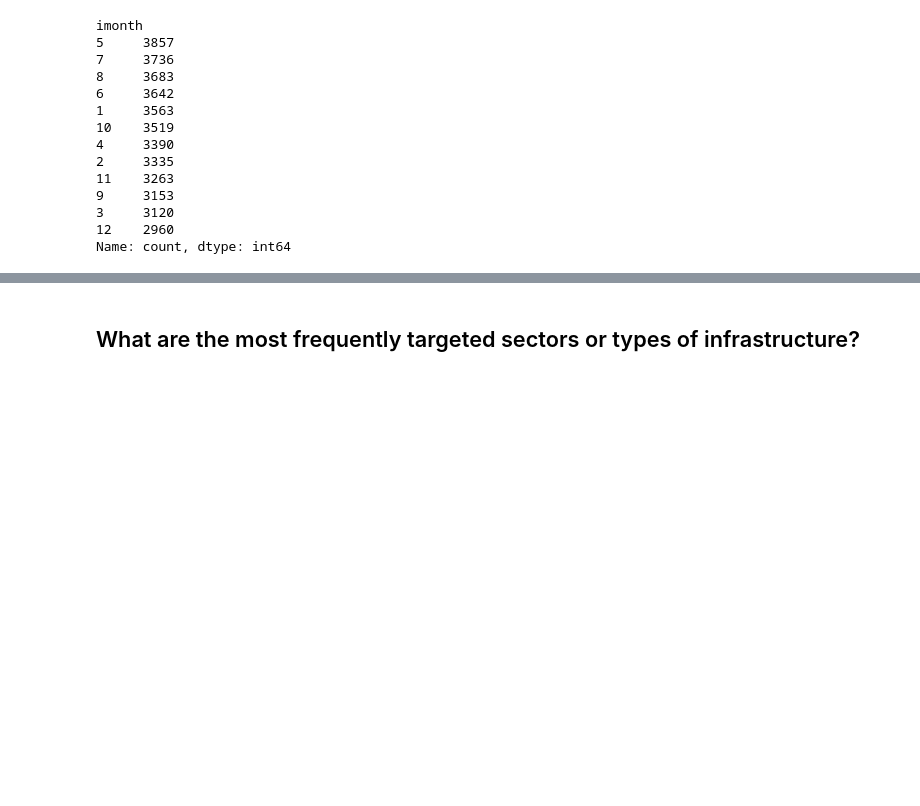
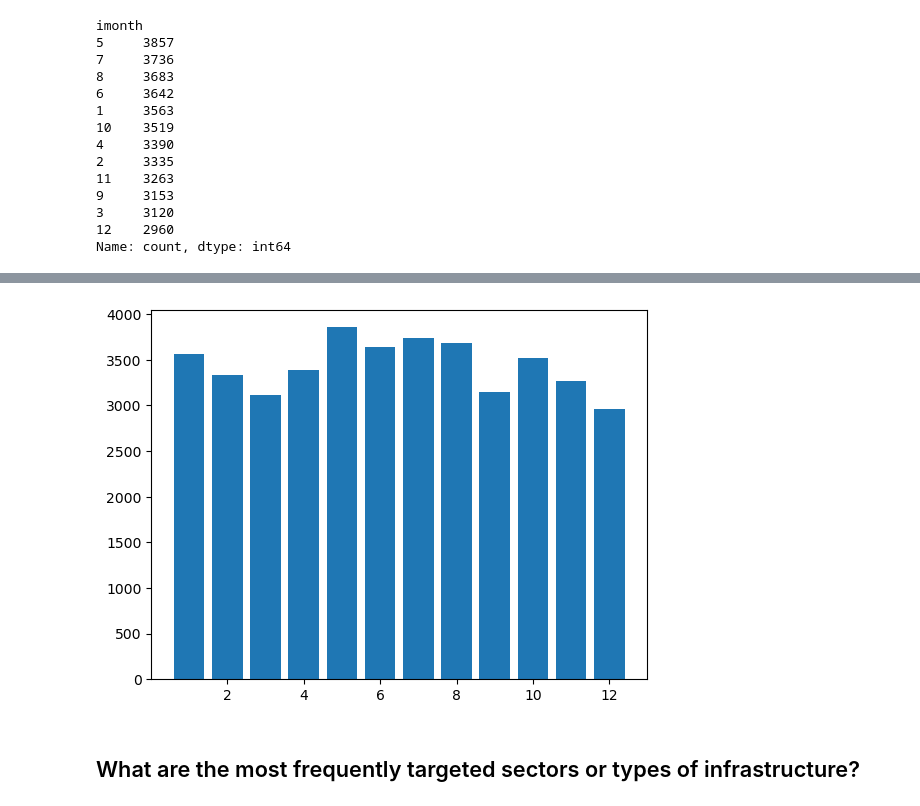
Before and after one commit to Sibonelo67/pandas-project, a Jupyter notebook: Untitled1.ipynb, the cells around one changed output, grey strips where cells are left out. Saved outputs shown, nothing was run; the diff lists cells and outputs as text; code cells hidden in the pictures; blank space fills up the shorter version.

```diff
--- a/Untitled1.ipynb
+++ b/Untitled1.ipynb
@@ -102,3 +147,17 @@ Name: count, dtype: int64
+# %%
+#second way of ploting a bar graph using but it is not good like the first one
+fig, ax = plt.subplots()
+months = df['imonth']
+count_months = Counter(months)
+
+month_type=list(count_months.keys())
+values = list(count_months.values())
+
+
+ax.bar(month_type, values)
+plt.show()
+# %% [output]
+[figure, added]
 # %% [markdown]
 ## What are the most frequently targeted sectors or types of infrastructure?
 # %%
```
Also changed, not shown: parts of 8 cells of this notebook.
